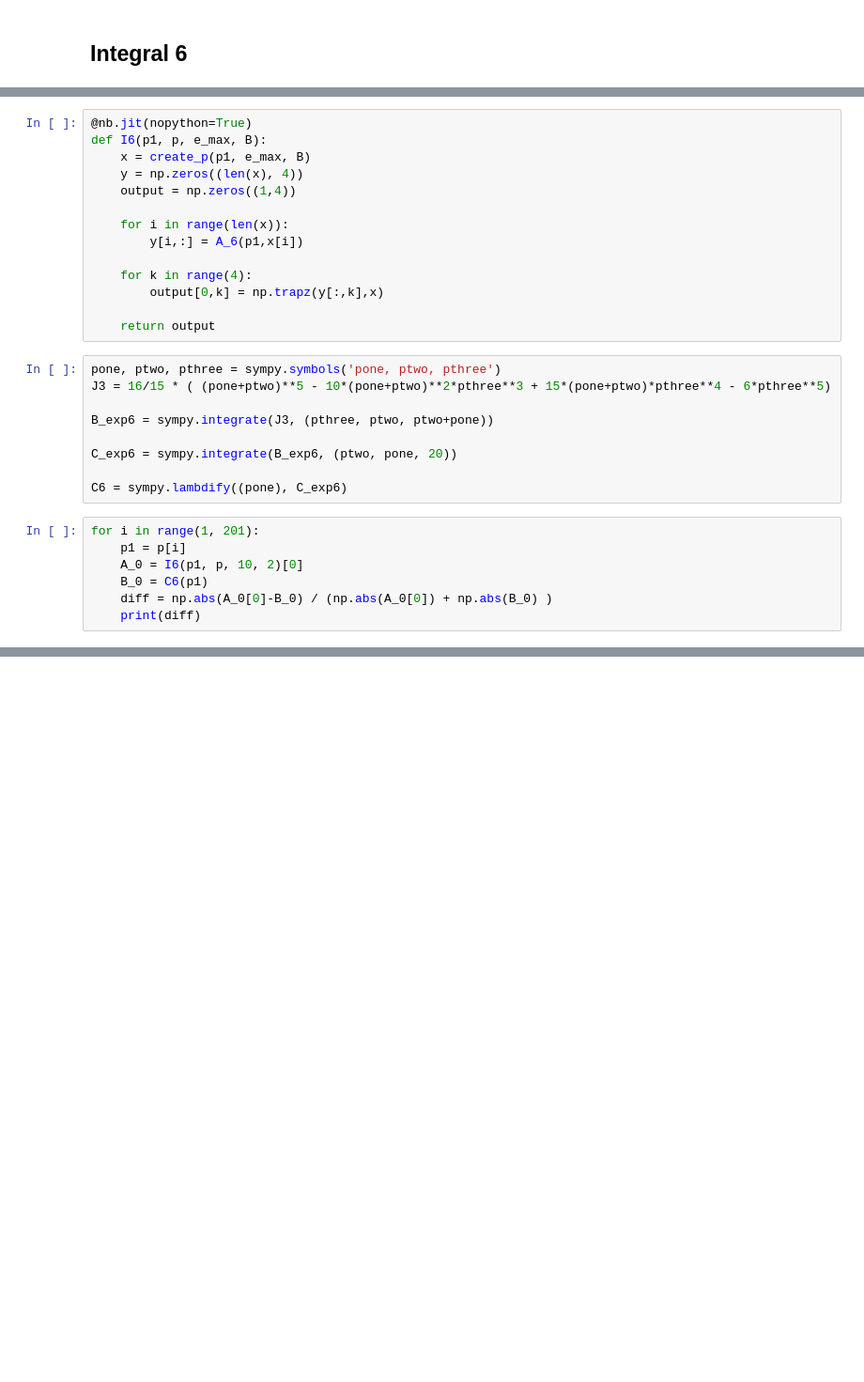
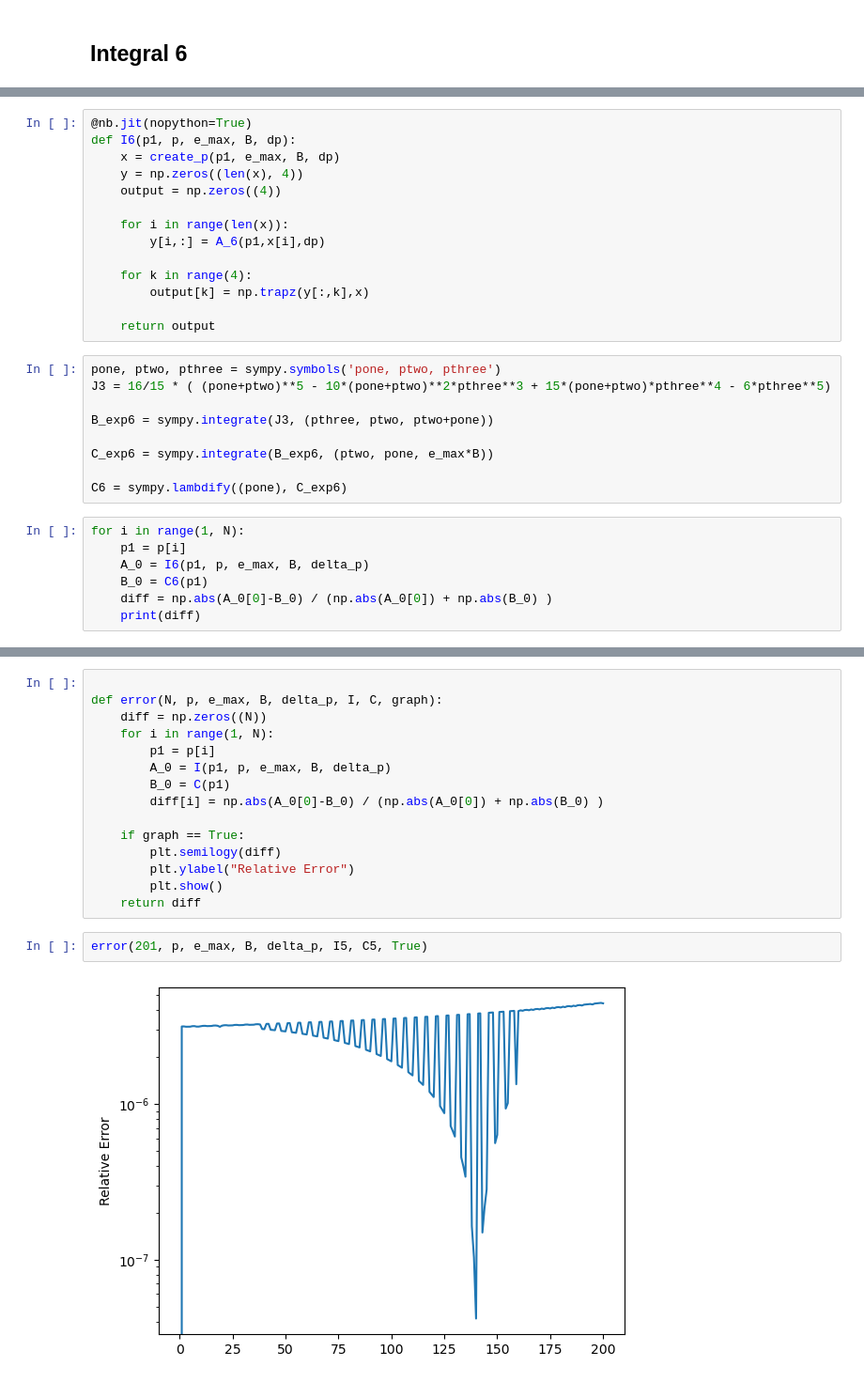
Before and after one commit to nuLABatUSD/QKESolve, a Jupyter notebook: Integral 4.ipynb, the cells around one changed output, grey strips where cells are left out. Shown at 94% size. Drawn from its saved outputs; the diff is of its cells as text; blank space fills up the shorter version.

```diff
--- a/Integral 4.ipynb
+++ b/Integral 4.ipynb
@@ -184,16 +352,16 @@ def A_6(p1, p2):
     return A
 # %%
 @nb.jit(nopython=True)
-def I6(p1, p, e_max, B):
-    x = create_p(p1, e_max, B)
+def I6(p1, p, e_max, B, dp):
+    x = create_p(p1, e_max, B, dp)
     y = np.zeros((len(x), 4))
-    output = np.zeros((1,4))
+    output = np.zeros((4))
 
     for i in range(len(x)):
-        y[i,:] = A_6(p1,x[i])
+        y[i,:] = A_6(p1,x[i],dp)
 
     for k in range(4):
-        output[0,k] = np.trapz(y[:,k],x)
+        output[k] = np.trapz(y[:,k],x)
 
     return output
 # %%
@@ -202,13 +370,13 @@ J3 = 16/15 * ( (pone+ptwo)**5 - 10*(pone+ptwo)**2*pthree**3 + 15*(pone+ptwo)*pth
 
 B_exp6 = sympy.integrate(J3, (pthree, ptwo, ptwo+pone))
 
-C_exp6 = sympy.integrate(B_exp6, (ptwo, pone, 20))
+C_exp6 = sympy.integrate(B_exp6, (ptwo, pone, e_max*B))
 
 C6 = sympy.lambdify((pone), C_exp6)
 # %%
-for i in range(1, 201):
+for i in range(1, N):
     p1 = p[i]
-    A_0 = I6(p1, p, 10, 2)[0]
+    A_0 = I6(p1, p, e_max, B, delta_p)
     B_0 = C6(p1)
     diff = np.abs(A_0[0]-B_0) / (np.abs(A_0[0]) + np.abs(B_0) )
     print(diff)
@@ -242,0 +403,19 @@ I6(p[50], p, 10, 2)
+# %%
+
+def error(N, p, e_max, B, delta_p, I, C, graph):
+    diff = np.zeros((N))
+    for i in range(1, N):
+        p1 = p[i]
+        A_0 = I(p1, p, e_max, B, delta_p)
+        B_0 = C(p1)
+        diff[i] = np.abs(A_0[0]-B_0) / (np.abs(A_0[0]) + np.abs(B_0) )
+
+    if graph == True:
+        plt.semilogy(diff)
+        plt.ylabel("Relative Error")
+        plt.show()
+    return diff
+# %%
+error(201, p, e_max, B, delta_p, I5, C5, True)
+# %% [output]
+[figure, added]
```
Also changed, not shown: parts of 36 cells of this notebook.
